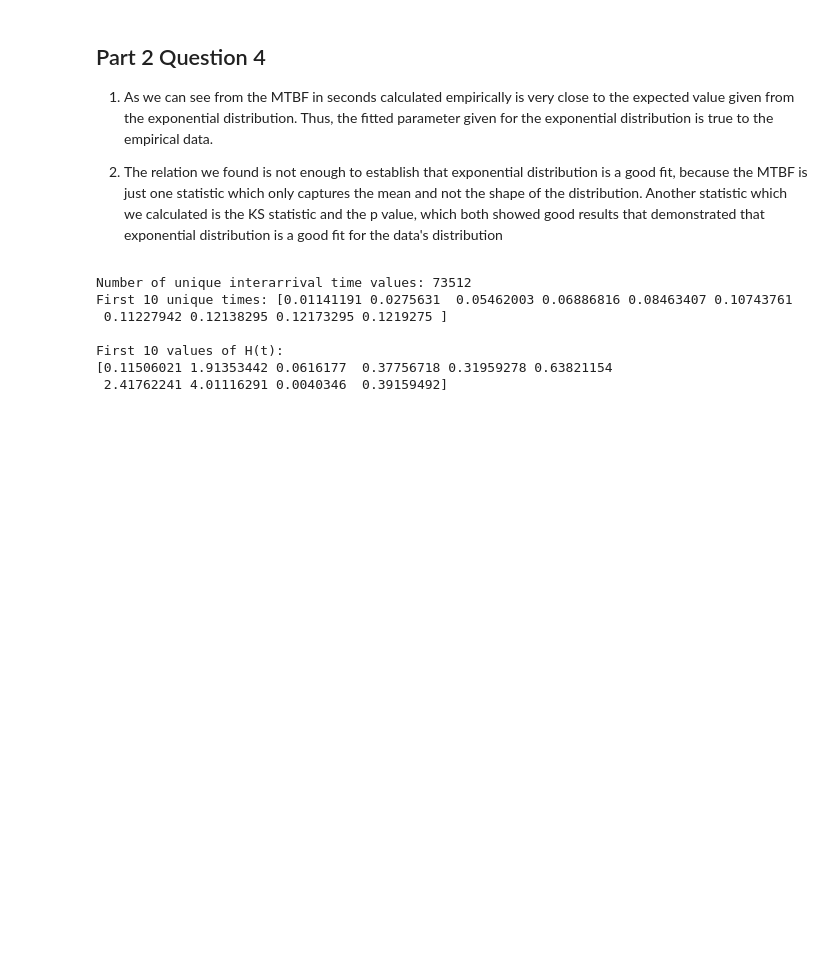
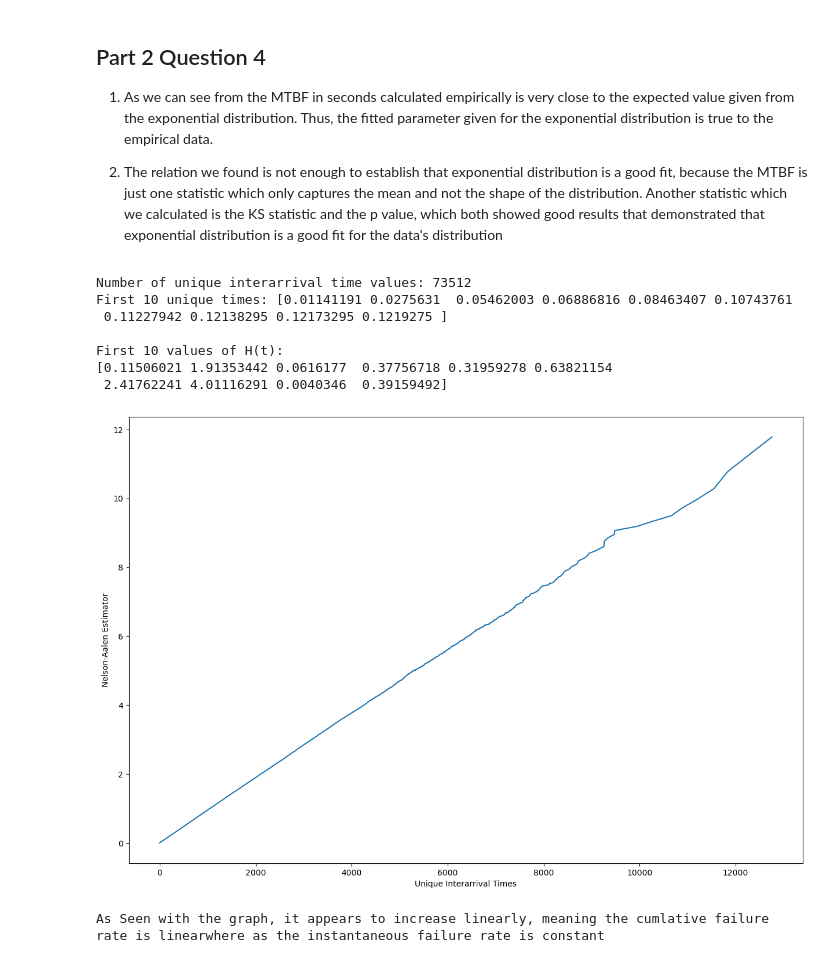
Before and after one commit to s1oly/GPUFailureAnalysis, a Jupyter notebook: project_1.ipynb, the cells around one changed output. Cells and saved outputs as stored; diff of their text form; code cells hidden in the pictures; blank space fills up the shorter version.

```diff
--- a/project_1.ipynb
+++ b/project_1.ipynb
@@ -274,30 +279,40 @@ Distribution Mean Time Between Failures  1054.48
 
 #a --> Sort the interarrival times, then find the unique interarrival value times
 
 interarrival_times_clean = interarrival_times.dropna().values
 unique_interarrival_times = np.sort(np.unique(interarrival_times_clean))
 print(f"Number of unique interarrival time values: {len(unique_interarrival_times)}")
 print(f"First 10 unique times: {unique_interarrival_times[:10]}")
 
 #b Want to create the nelson-Aalen estimator function as well as empty array to store values
 H = np.zeros(len(interarrival_times_clean))
 d_values = np.array([np.sum(interarrival_times_clean == t) for t in unique_interarrival_times])
 n_values = np.array([np.sum(interarrival_times_clean >= t) for t in unique_interarrival_times])
 cumsum_per_unique = np.cumsum(d_values / n_values)
 for i, obs_time in enumerate(interarrival_times_clean):
     # Find which unique times are <= obs_time
     idx = np.searchsorted(unique_interarrival_times, obs_time, side='right') - 1
     H[i] = cumsum_per_unique[idx] if idx >= 0 else 0
 
 print("\nFirst 10 values of H(t):")
 print(H[:10])
 
 #c Plot the estimated cumulative hazard function Ĥ(𝑡) versus the corresponding timestamps
+plt.figure(figsize=(15,10))
+plt.plot(unique_interarrival_times, cumsum_per_unique)
+plt.xlabel("Unique Interarrival Times")
+plt.ylabel("Nelson-Aalen Estimator")
+plt.show()
+
+print("As Seen with the graph, it appears to increase linearly, meaning the cumlative failure rate is linear" \
+"where as the instantaneous failure rate is constant")
 # %% [output]
 Number of unique interarrival time values: 73512
 First 10 unique times: [0.01141191 0.0275631  0.05462003 0.06886816 0.08463407 0.10743761
  0.11227942 0.12138295 0.12173295 0.1219275 ]
 
 First 10 values of H(t):
 [0.11506021 1.91353442 0.0616177  0.37756718 0.31959278 0.63821154
  2.41762241 4.01116291 0.0040346  0.39159492]
+[figure, added]
+As Seen with the graph, it appears to increase linearly, meaning the cumlative failure rate is linearwhere as the instantaneous failure rate is constant
```
Also changed, not shown: parts of 5 cells of this notebook.
